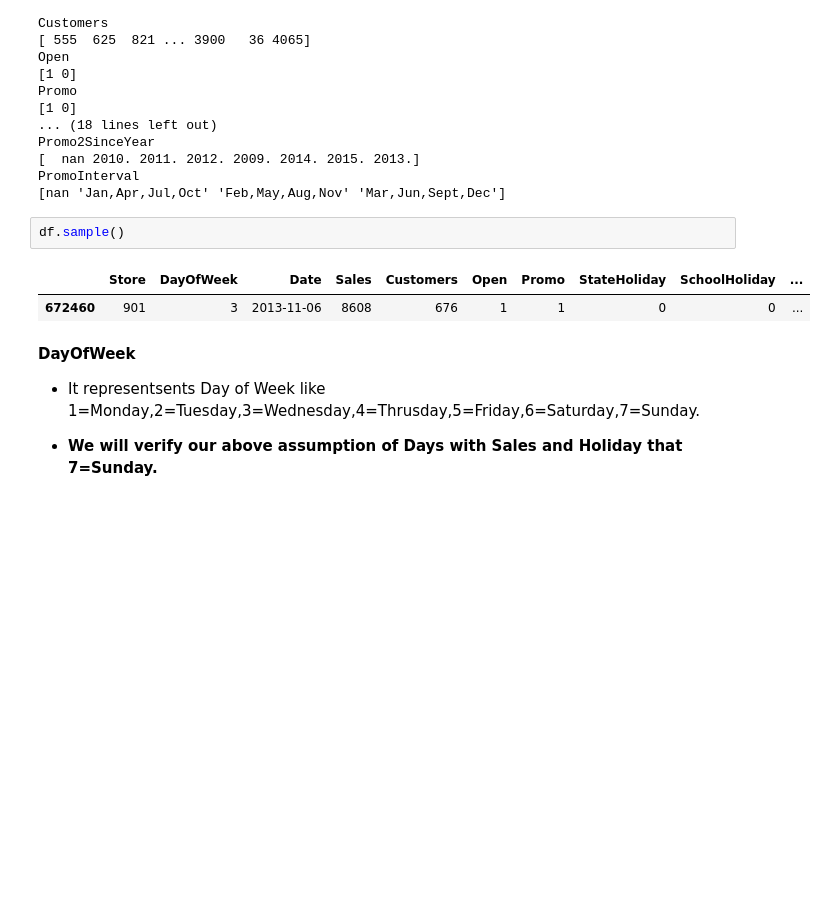
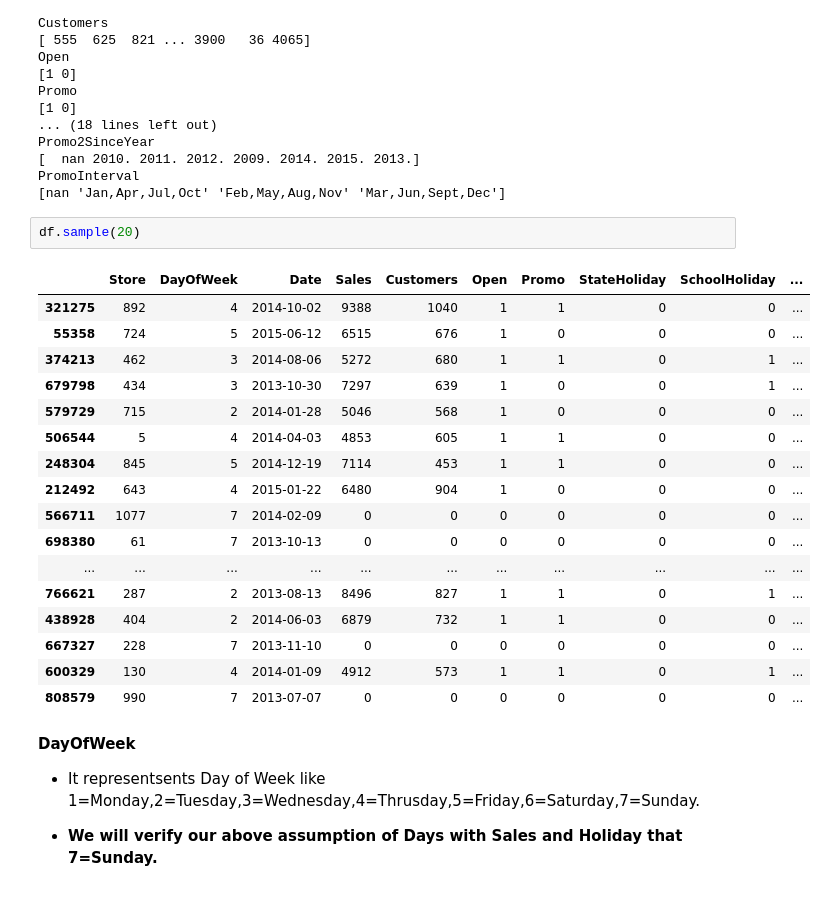
Before and after one commit to DeepakKumarSingh003/Rossmann-Sales-Prediction-, a Jupyter notebook: ML_Rossmann_Sales_Prediction_Capstone_Project.ipynb, the cells around one changed output. Drawn from its saved outputs; the diff is of its cells as text; blank space fills up the shorter version.

```diff
--- a/ML_Rossmann_Sales_Prediction_Capstone_Project.ipynb
+++ b/ML_Rossmann_Sales_Prediction_Capstone_Project.ipynb
@@ -218,10 +234,25 @@ Promo2SinceYear
 PromoInterval
 [nan 'Jan,Apr,Jul,Oct' 'Feb,May,Aug,Nov' 'Mar,Jun,Sept,Dec']
 # %%
-df.sample()
+df.sample(20)
 # %% [output]
 |  | Store | DayOfWeek | Date | Sales | Customers | Open | Promo | StateHoliday | SchoolHoliday | ... |
-| 672460 | 901 | 3 | 2013-11-06 | 8608 | 676 | 1 | 1 | 0 | 0 | ... |
+| 321275 | 892 | 4 | 2014-10-02 | 9388 | 1040 | 1 | 1 | 0 | 0 | ... |
+| 55358 | 724 | 5 | 2015-06-12 | 6515 | 676 | 1 | 0 | 0 | 0 | ... |
+| 374213 | 462 | 3 | 2014-08-06 | 5272 | 680 | 1 | 1 | 0 | 1 | ... |
+| 679798 | 434 | 3 | 2013-10-30 | 7297 | 639 | 1 | 0 | 0 | 1 | ... |
+| 579729 | 715 | 2 | 2014-01-28 | 5046 | 568 | 1 | 0 | 0 | 0 | ... |
+| 506544 | 5 | 4 | 2014-04-03 | 4853 | 605 | 1 | 1 | 0 | 0 | ... |
+| 248304 | 845 | 5 | 2014-12-19 | 7114 | 453 | 1 | 1 | 0 | 0 | ... |
+| 212492 | 643 | 4 | 2015-01-22 | 6480 | 904 | 1 | 0 | 0 | 0 | ... |
+| 566711 | 1077 | 7 | 2014-02-09 | 0 | 0 | 0 | 0 | 0 | 0 | ... |
+| 698380 | 61 | 7 | 2013-10-13 | 0 | 0 | 0 | 0 | 0 | 0 | ... |
+| ... | ... | ... | ... | ... | ... | ... | ... | ... | ... | ... |
+| 766621 | 287 | 2 | 2013-08-13 | 8496 | 827 | 1 | 1 | 0 | 1 | ... |
+| 438928 | 404 | 2 | 2014-06-03 | 6879 | 732 | 1 | 1 | 0 | 0 | ... |
+| 667327 | 228 | 7 | 2013-11-10 | 0 | 0 | 0 | 0 | 0 | 0 | ... |
+| 600329 | 130 | 4 | 2014-01-09 | 4912 | 573 | 1 | 1 | 0 | 1 | ... |
+| 808579 | 990 | 7 | 2013-07-07 | 0 | 0 | 0 | 0 | 0 | 0 | ... |
 # %% [markdown]
 **DayOfWeek**
 * It representsents Day of Week like 1=Monday,2=Tuesday,3=Wednesday,4=Thrusday,5=Friday,6=Saturday,7=Sunday.
```
Also changed, not shown: parts of 153 cells of this notebook.
